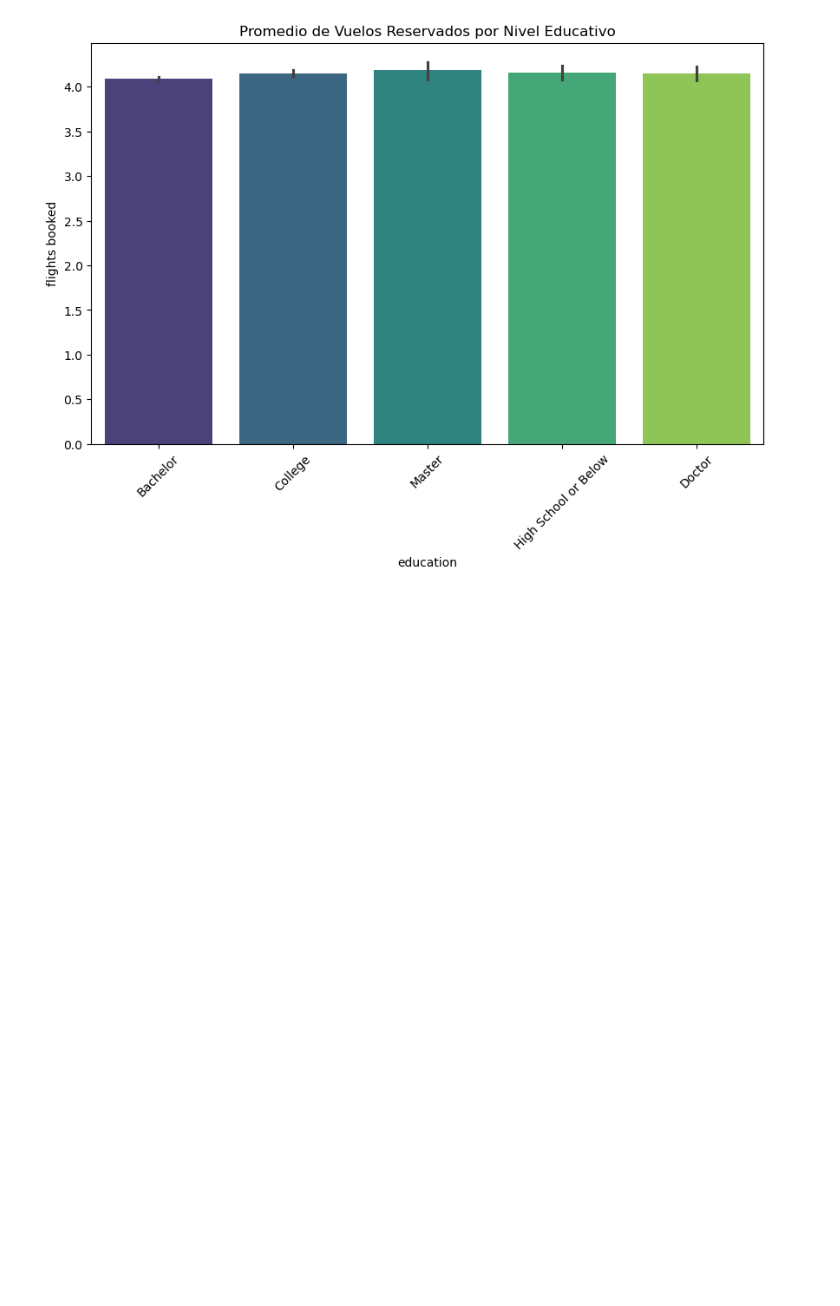
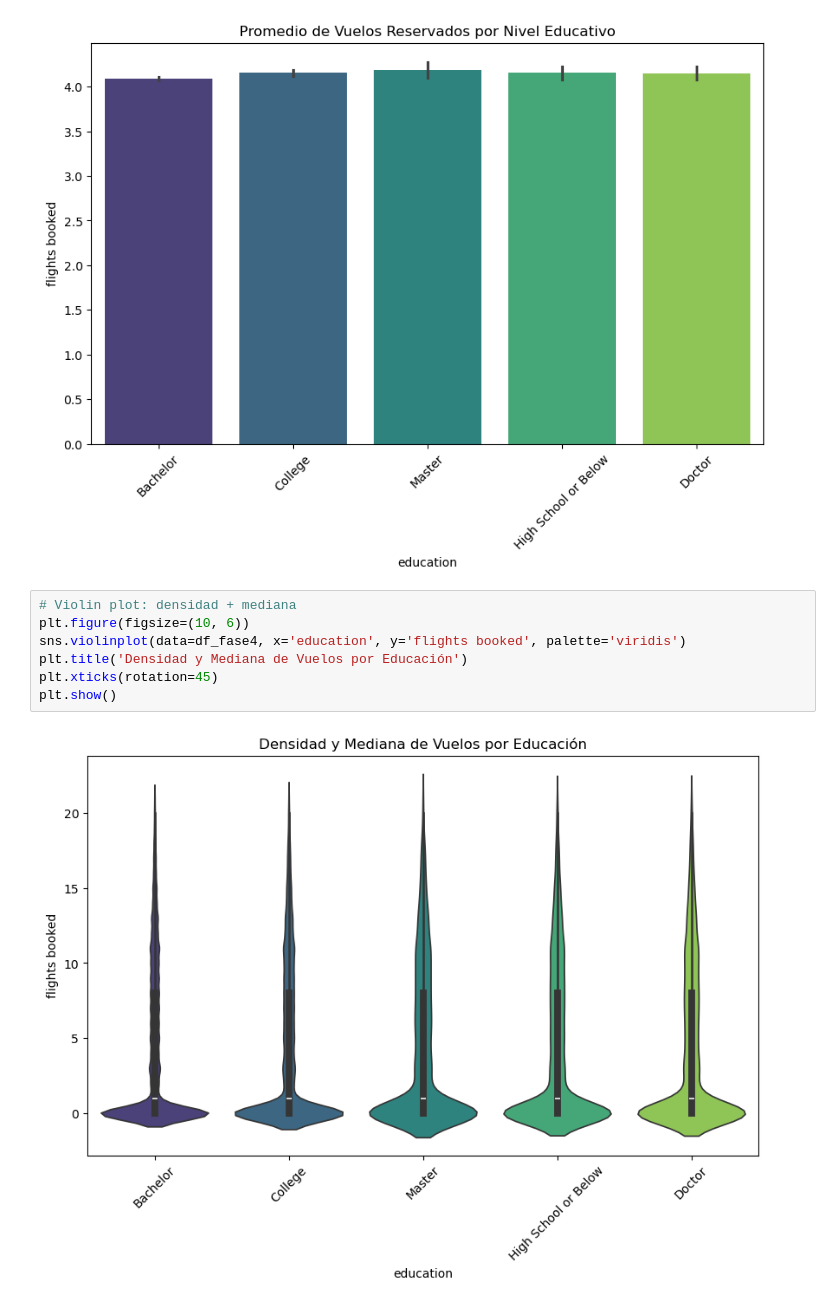
Before and after one commit to Adalab/bda-modulo-3-evaluacion-final-cristinaragon, a Jupyter notebook: Analisis_Loyalty.ipynb, the cells around one changed output. Cells and saved outputs as stored; diff of their text form; blank space fills up the shorter version.

```diff
--- a/Analisis_Loyalty.ipynb
+++ b/Analisis_Loyalty.ipynb
@@ -858,3 +858,12 @@ plt.xticks(rotation=45)
 plt.show()
 # %% [output]
 [figure]
+# %%
+# Violin plot: densidad + mediana
+plt.figure(figsize=(10, 6))
+sns.violinplot(data=df_fase4, x='education', y='flights booked', palette='viridis')
+plt.title('Densidad y Mediana de Vuelos por Educación')
+plt.xticks(rotation=45)
+plt.show()
+# %% [output]
+[figure, added]
```
Also changed, not shown: parts of 1 cell of this notebook.
